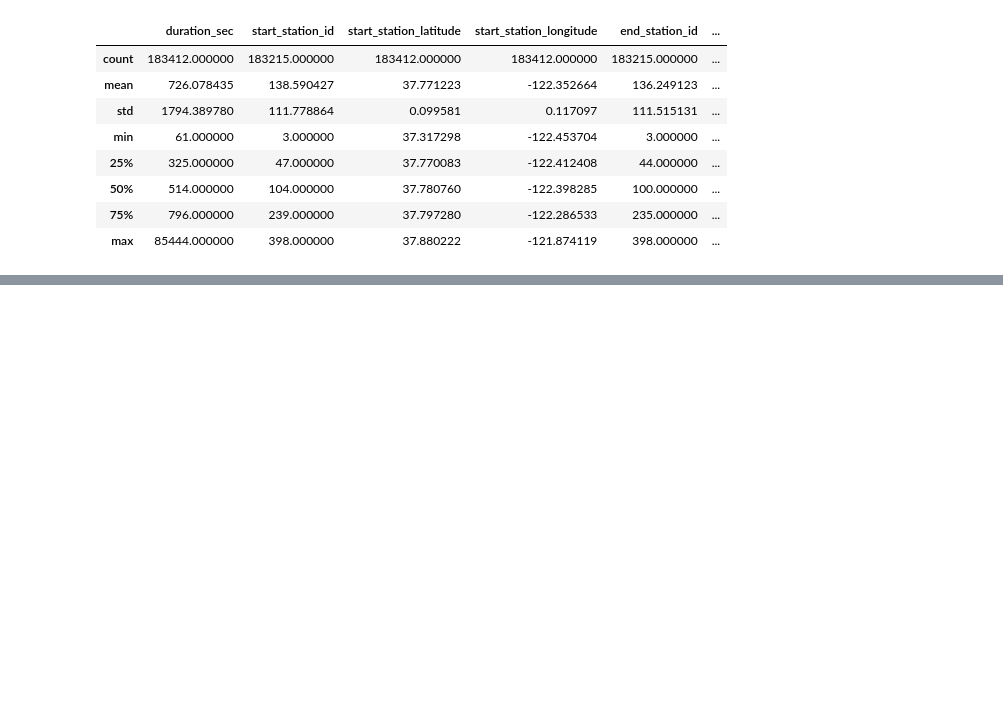
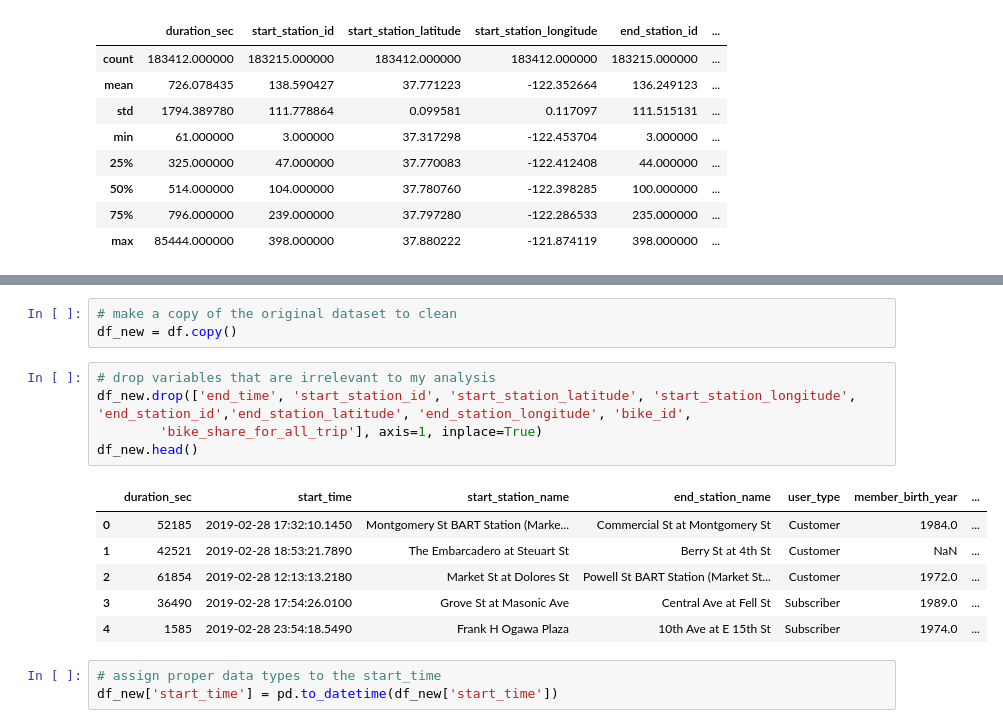
Before and after one commit to HoangMinh153/Data-Analyst, a Jupyter notebook: exercise.ipynb, the cells around one changed output, grey strips where cells are left out. Drawn from its saved outputs; the diff is of its cells as text; blank space fills up the shorter version.

```diff
--- a/exercise.ipynb
+++ b/exercise.ipynb
@@ -48,0 +101,18 @@ display(df.describe())
+# %%
+# make a copy of the original dataset to clean
+df_new = df.copy()
+# %%
+# drop variables that are irrelevant to my analysis
+df_new.drop(['end_time', 'start_station_id', 'start_station_latitude', 'start_station_longitude', 'end_station_id','end_station_latitude', 'end_station_longitude', 'bike_id',
+        'bike_share_for_all_trip'], axis=1, inplace=True)
+df_new.head()
+# %% [output]
+|  | duration_sec | start_time | start_station_name | end_station_name | user_type | member_birth_year | ... |
+| 0 | 52185 | 2019-02-28 17:32:10.1450 | Montgomery St BART Station (Marke... | Commercial St at Montgomery St | Customer | 1984.0 | ... |
+| 1 | 42521 | 2019-02-28 18:53:21.7890 | The Embarcadero at Steuart St | Berry St at 4th St | Customer | NaN | ... |
+| 2 | 61854 | 2019-02-28 12:13:13.2180 | Market St at Dolores St | Powell St BART Station (Market St... | Customer | 1972.0 | ... |
+| 3 | 36490 | 2019-02-28 17:54:26.0100 | Grove St at Masonic Ave | Central Ave at Fell St | Subscriber | 1989.0 | ... |
+| 4 | 1585 | 2019-02-28 23:54:18.5490 | Frank H Ogawa Plaza | 10th Ave at E 15th St | Subscriber | 1974.0 | ... |
+# %%
+# assign proper data types to the start_time
+df_new['start_time'] = pd.to_datetime(df_new['start_time'])
```
Also changed, not shown: parts of 28 cells of this notebook.
